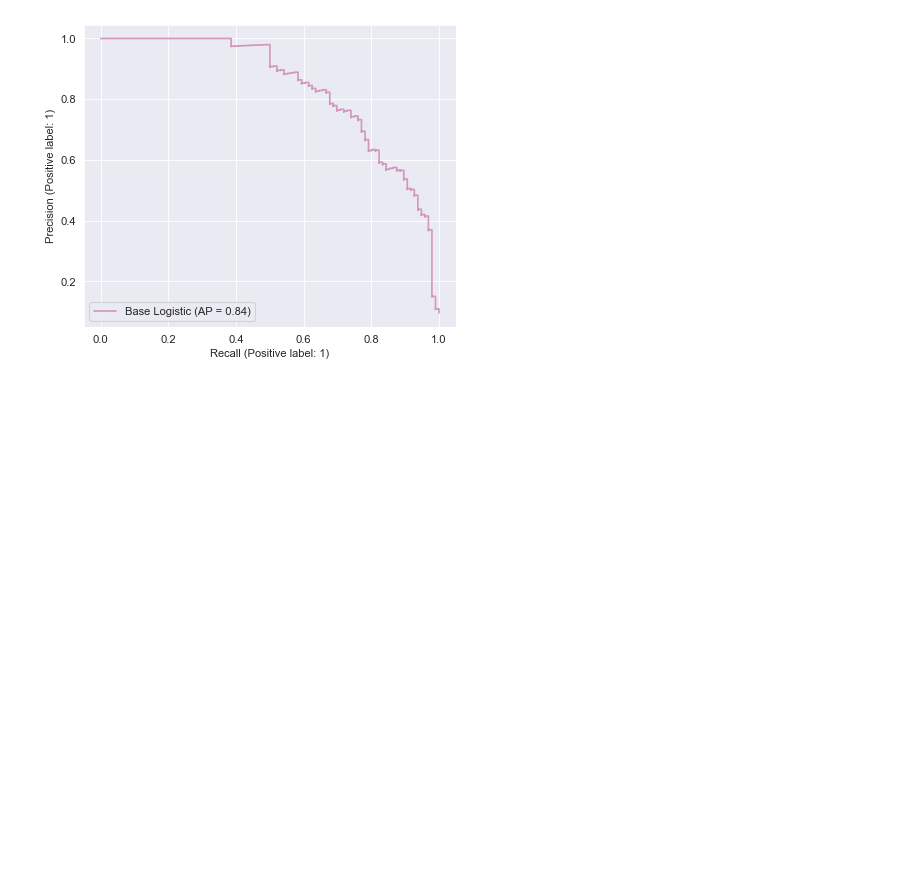
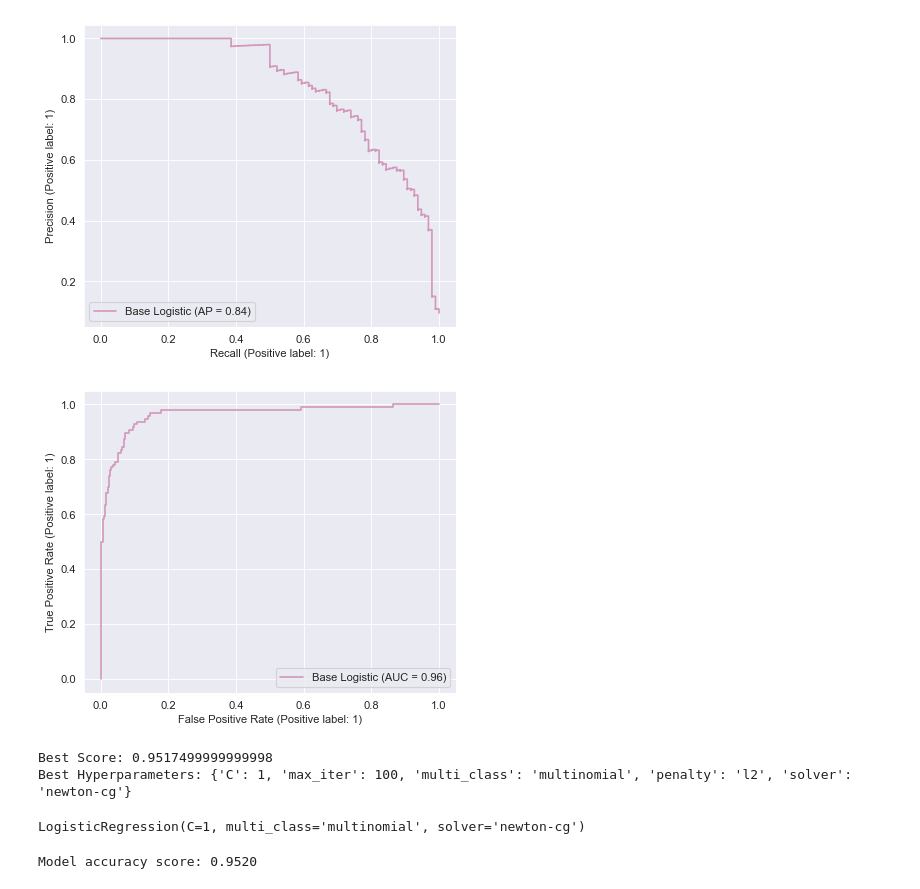
Before and after one commit to DEEPAKMITTAL7/Personal-Bank-Loan-Modeling, a Jupyter notebook: Untitled.ipynb, the cells around one changed output. Saved outputs shown, nothing was run; the diff lists cells and outputs as text; code cells hidden in the pictures; blank space fills up the shorter version.

Commit message:
model build

```diff
--- a/Untitled.ipynb
+++ b/Untitled.ipynb
@@ -713,3 +713,9 @@ PrecisionRecallDisplay.from_estimator(logistic_model, X_test1, y_test1, ax=ax, n
 plt.show()
 # %% [output]
 [figure]
+# %%
+fig, ax = plt.subplots(figsize=(6, 5), dpi=80)
+RocCurveDisplay.from_estimator(logistic_model, X_test1, y_test1, ax=ax, name='Base Logistic', color='#d397bc')
+plt.show()
+# %% [output]
+[figure, added]
@@ -715,0 +728,37 @@ plt.show()
+# %%
+
+# Finding optimal hyperparameters(GridSearchCV)
+
+# Define model
+model = LogisticRegression()
+
+# Define evaluation
+cv = RepeatedStratifiedKFold(n_splits=10, n_repeats=3, random_state=0)
+
+# Define search space
+space = dict()
+space['solver'] = ['newton-cg', 'lbfgs', 'liblinear']
+space['penalty'] = ['l1', 'l2', 'elasticnet']
+space['C'] = [1e-5, 1e-4, 1e-3, 1e-2, 1e-1, 1, 10, 100]
+space['max_iter'] = [100, 500, 1000]
+space['multi_class'] = ['auto', 'ovr', 'multinomial']
+
+# Define search
+search = GridSearchCV(model, space, scoring='accuracy', n_jobs=-1, cv=cv)
+
+# Execute search
+GridSearchCV = search.fit(X_train1, y_train1)
+
+# Set the clf to the best combination of parameters
+logistic_modelcv = GridSearchCV.best_estimator_
+
+# Summarize result
+print('Best Score: %s' % GridSearchCV.best_score_)
+print('Best Hyperparameters: %s' % GridSearchCV.best_params_)
+# %% [output]
+Best Score: 0.9517499999999998
+Best Hyperparameters: {'C': 1, 'max_iter': 100, 'multi_class': 'multinomial', 'penalty': 'l2', 'solver': 'newton-cg'}
+# %%
+logistic_modelcv.fit(X_train1, y_train1)
+# %% [output]
+LogisticRegression(C=1, multi_class='multinomial', solver='newton-cg')
@@ -715,0 +767,4 @@ plt.show()
+# %%
+print('Model accuracy score: {0:0.4f}'. format(accuracy_score(y_test1, y_pred)))
+# %% [output]
+Model accuracy score: 0.9520
```
Also changed, not shown: parts of 94 cells of this notebook.
